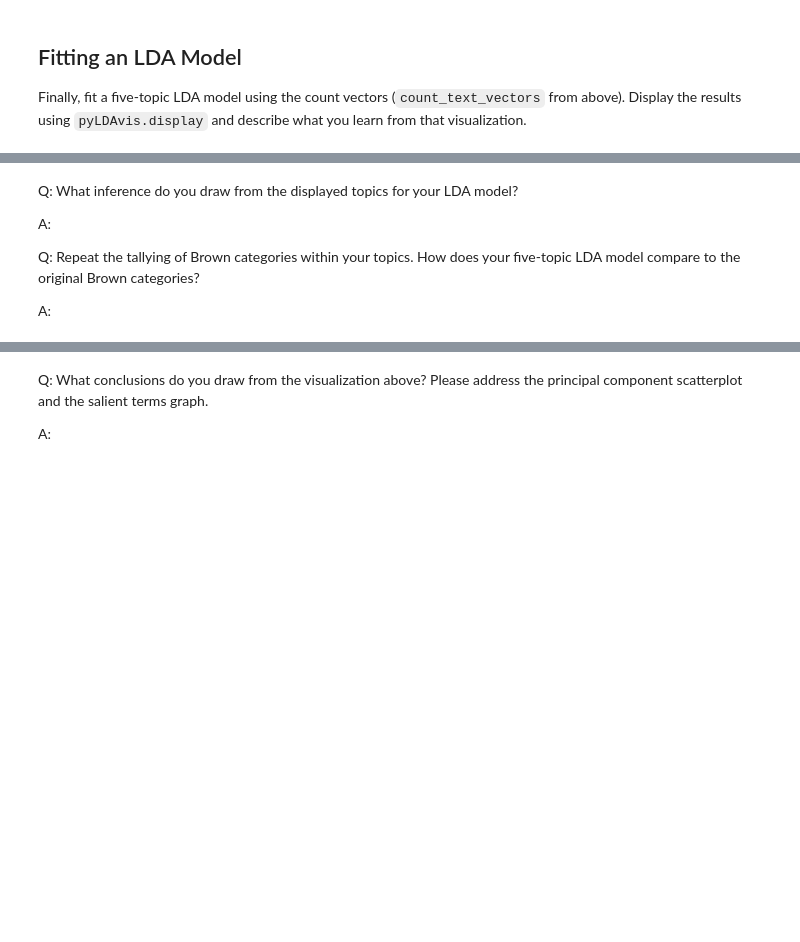
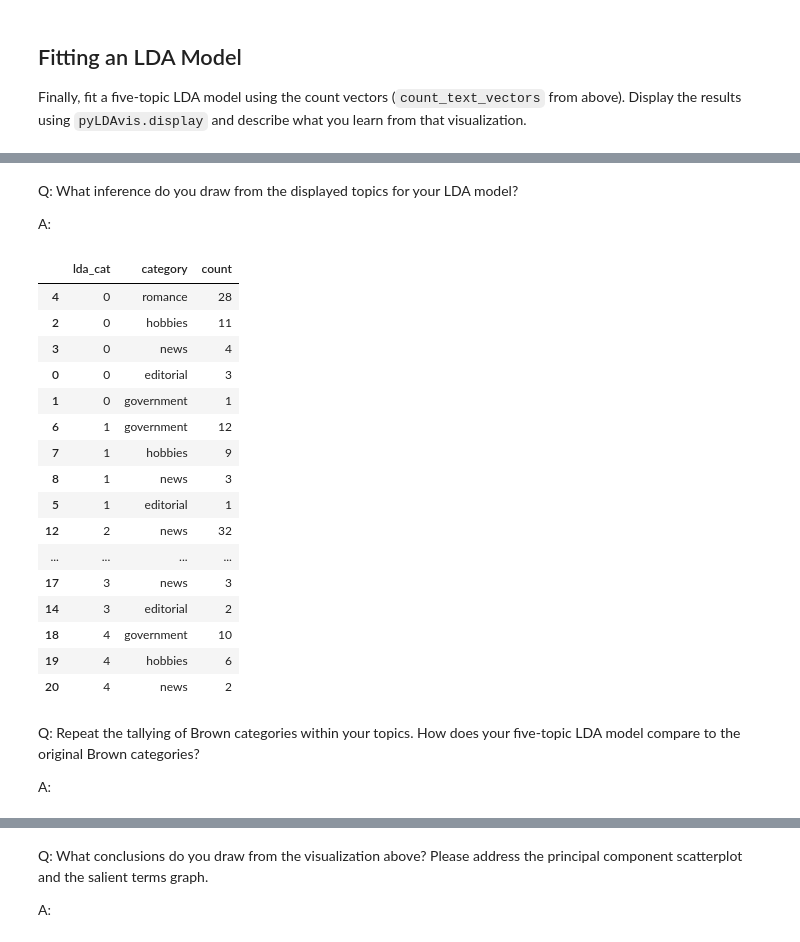
Before and after one commit to clairebentzen/topic-modeling, a Jupyter notebook: Topic Modeling.ipynb, the cells around one changed output, grey strips where cells are left out. Saved outputs shown, nothing was run; the diff lists cells and outputs as text; code cells hidden in the pictures; blank space fills up the shorter version.

```diff
--- a/Topic Modeling.ipynb
+++ b/Topic Modeling.ipynb
@@ -200,4 +200,7 @@ In this section, follow the example from the repository and fit an LSA model (ca
 
 To be explicit, we are once again interested in the extent to which this LSA factorization agrees or disagrees with the original categories in the corpus. For each topic in your model, tally the Brown categories and interpret the results.
 # %%
-# Your code here
+# Fit an LSA (TruncatedSVD) model
+lsa_text_model = TruncatedSVD(n_components=5, random_state=314)
+W_lsa_matrix = lsa_text_model.fit_transform(tfidf_text_vectors)
+H_lsa_matrix = lsa_text_model.components_
@@ -211,3 +229,11 @@ A: <!-- Your answer here -->
 Q: What is your interpretation of the display topics output?
 
 A:
+# %%
+# Get topic from W matrix for each text
+df['lsa_cat'] = W_lsa_matrix.argmax(axis=1)
+
+# Count categories by each LSA assigned topic
+lsa_comparison = df.groupby(['lsa_cat', 'category']).size().reset_index(name='count')
+lsa_comparison_sort = lsa_comparison.sort_values(by=['lsa_cat', 'count'], ascending=[True, False])
+lsa_comparison_sort
@@ -216,5 +256,8 @@ A:
 
 Finally, fit a five-topic LDA model using the count vectors (`count_text_vectors` from above). Display the results using `pyLDAvis.display` and describe what you learn from that visualization.
 # %%
-# Fit your LDA model here
+# Fit an LDA model
+lda_text_model = LatentDirichletAllocation(n_components=5, random_state=314)
+W_lda_matrix = lda_text_model.fit_transform(count_text_vectors)
+H_lda_matrix = lda_text_model.components_
 # %%
@@ -223,10 +285,36 @@ Finally, fit a five-topic LDA model using the count vectors (`count_text_vectors
 Q: What inference do you draw from the displayed topics for your LDA model?
 
 A: <!-- Your answer here -->
-
-Q: Repeat the tallying of Brown categories within your topics. How does your five-topic LDA model compare to the original Brown categories?
-
-A: <!-- Your answer here -->
+# %%
+# Get topic from W matrix for each text
+df['lda_cat'] = W_lda_matrix.argmax(axis=1)
+
+# Count categories by each LDA assigned topic
+lda_comparison = df.groupby(['lda_cat', 'category']).size().reset_index(name='count')
+lda_comparison_sort = lda_comparison.sort_values(by=['lda_cat', 'count'], ascending=[True, False])
+lda_comparison_sort
+# %% [output]
+|  | lda_cat | category | count |
+| 4 | 0 | romance | 28 |
+| 2 | 0 | hobbies | 11 |
+| 3 | 0 | news | 4 |
+| 0 | 0 | editorial | 3 |
+| 1 | 0 | government | 1 |
+| 6 | 1 | government | 12 |
+| 7 | 1 | hobbies | 9 |
+| 8 | 1 | news | 3 |
+| 5 | 1 | editorial | 1 |
+| 12 | 2 | news | 32 |
+| ... | ... | ... | ... |
+| 17 | 3 | news | 3 |
+| 14 | 3 | editorial | 2 |
+| 18 | 4 | government | 10 |
+| 19 | 4 | hobbies | 6 |
+| 20 | 4 | news | 2 |
+# %% [markdown]
+Q: Repeat the tallying of Brown categories within your topics. How does your five-topic LDA model compare to the original Brown categories?
+
+A: <!-- Your answer here -->
 # %%
 lda_display = pyLDAvis.lda_model.prepare(lda_text_model, count_text_vectors, count_text_vectorizer, sort_topics=False)
 # %%
```
Also changed, not shown: parts of 8 cells of this notebook.
